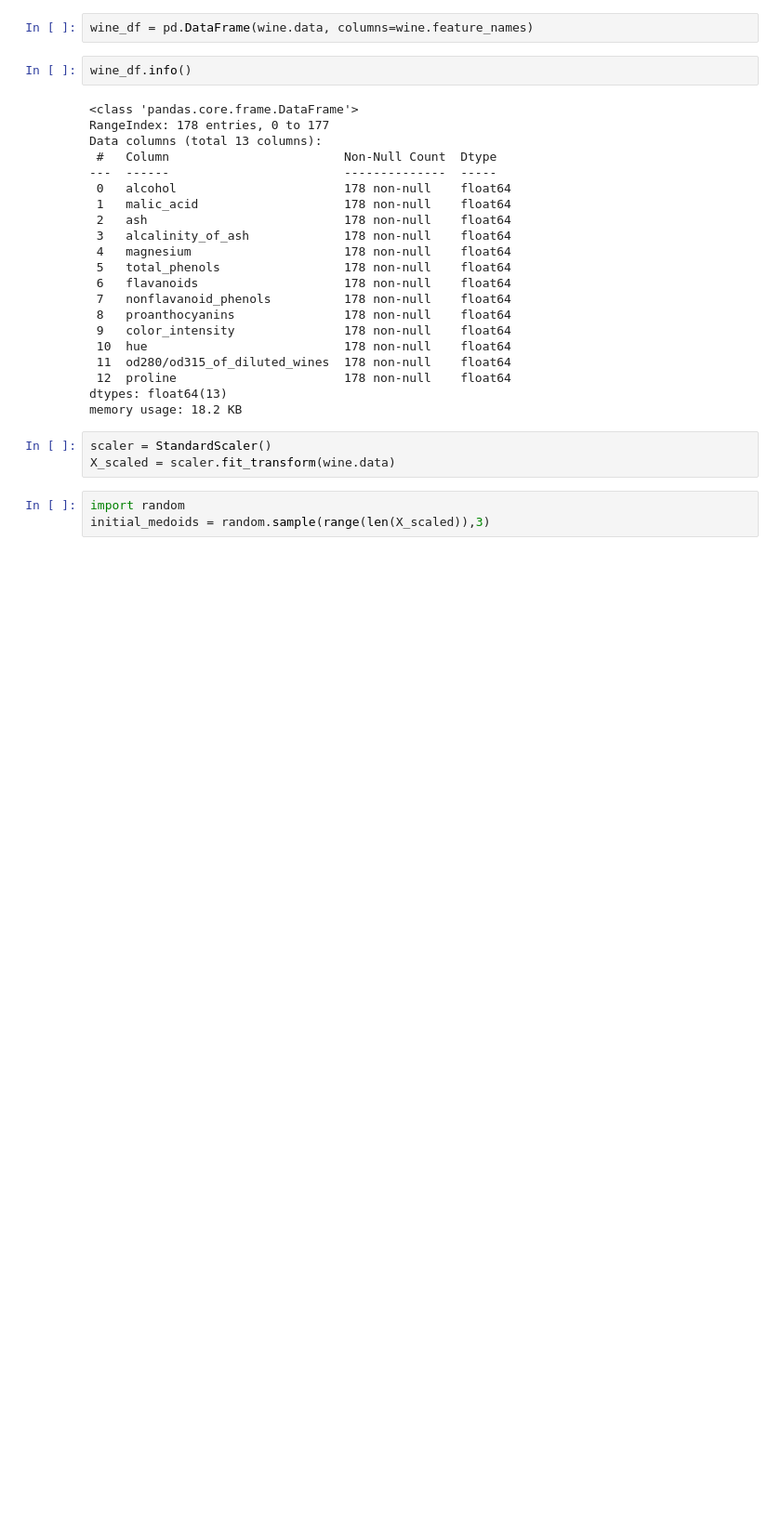
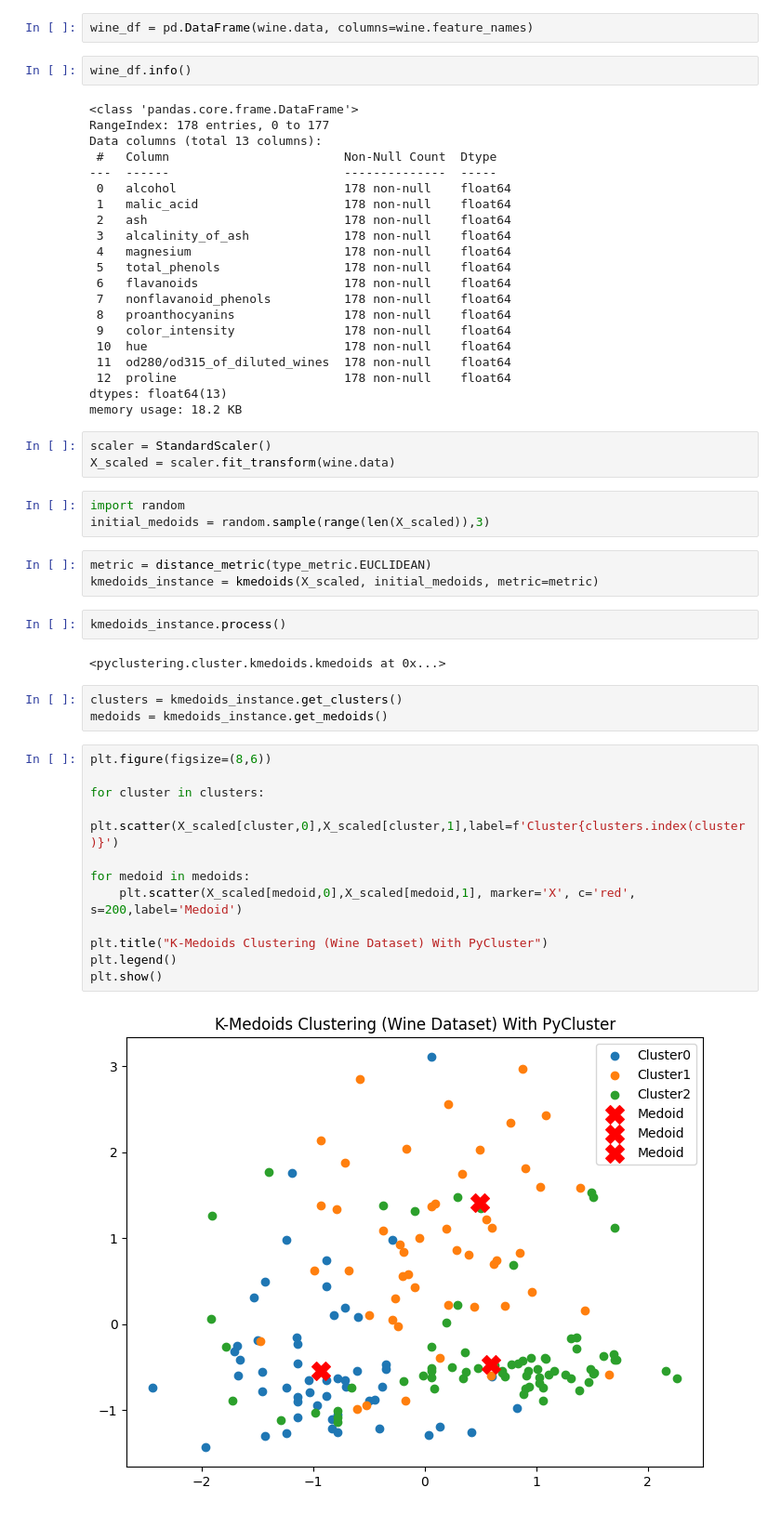
Before and after one commit to Vijay11-08/AIML, a Jupyter notebook: All Tutorials/KmedoidsCluster_wineDataset.ipynb, the cells around one changed output. Shown: that part at 93% size. Drawn from its saved outputs; the diff is of its cells as text; blank space fills up the shorter version.

Commit message:
chart

```diff
--- a/All Tutorials/KmedoidsCluster_wineDataset.ipynb
+++ b/All Tutorials/KmedoidsCluster_wineDataset.ipynb
@@ -72,3 +72,27 @@ X_scaled = scaler.fit_transform(wine.data)
 # %%
 import random
 initial_medoids = random.sample(range(len(X_scaled)),3)
+# %%
+metric = distance_metric(type_metric.EUCLIDEAN)
+kmedoids_instance = kmedoids(X_scaled, initial_medoids, metric=metric)
+# %%
+kmedoids_instance.process()
+# %% [output]
+<pyclustering.cluster.kmedoids.kmedoids at 0x...>
+# %%
+clusters = kmedoids_instance.get_clusters()
+medoids = kmedoids_instance.get_medoids()
+# %%
+plt.figure(figsize=(8,6))
+
+for cluster in clusters:
+    plt.scatter(X_scaled[cluster,0],X_scaled[cluster,1],label=f'Cluster{clusters.index(cluster)}')
+
+for medoid in medoids:
+    plt.scatter(X_scaled[medoid,0],X_scaled[medoid,1], marker='X', c='red', s=200,label='Medoid')
+
+plt.title("K-Medoids Clustering (Wine Dataset) With PyCluster")
+plt.legend()
+plt.show()
+# %% [output]
+[figure, added]
```
Also changed, not shown: 1 other file.
